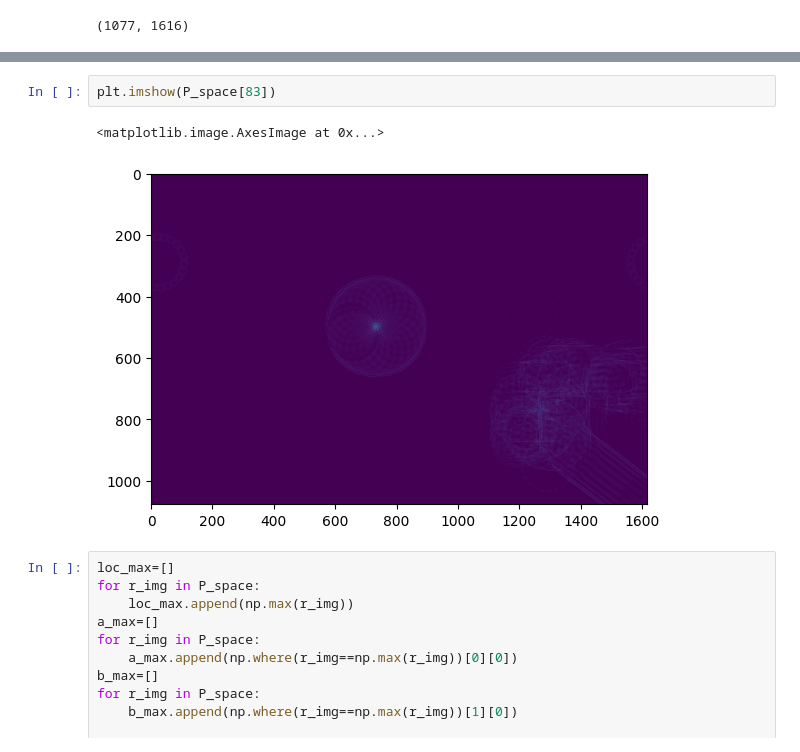
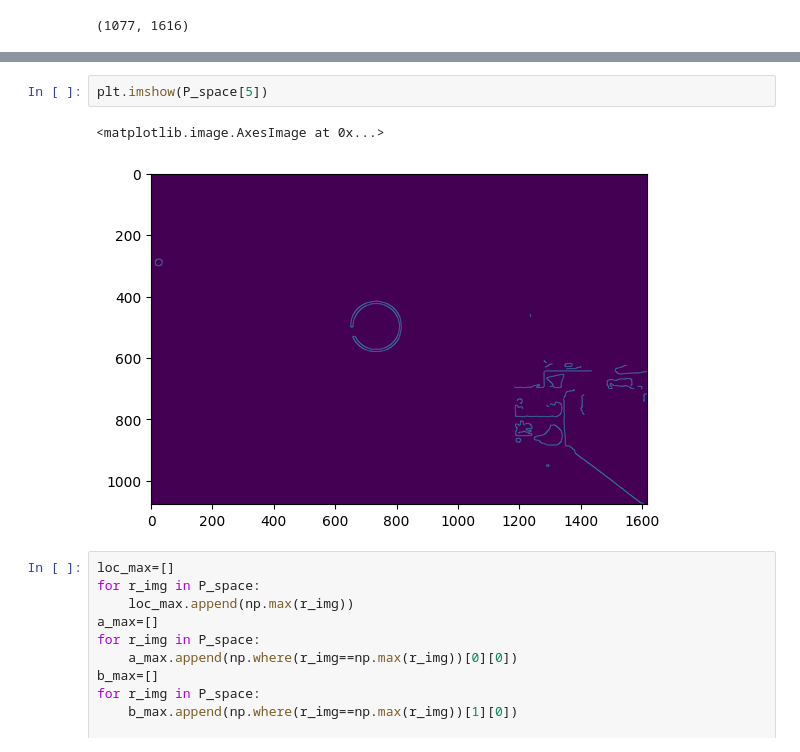
Before and after one commit to MKesenheimer/LaserFlySwatter, a Jupyter notebook: my_hough.ipynb, the cells around one changed output, grey strips where cells are left out. Cells and saved outputs as stored; diff of their text form.

```diff
--- a/my_hough.ipynb
+++ b/my_hough.ipynb
@@ -60,10 +60,10 @@ for r in range(0,400):
 375
 390
 # %%
-plt.imshow(P_space[83])
+plt.imshow(P_space[5])
 # %% [output]
 <matplotlib.image.AxesImage at 0x...>
-[figure, old version]
+[figure, new version]
 # %%
 loc_max=[]
 for r_img in P_space:
```
